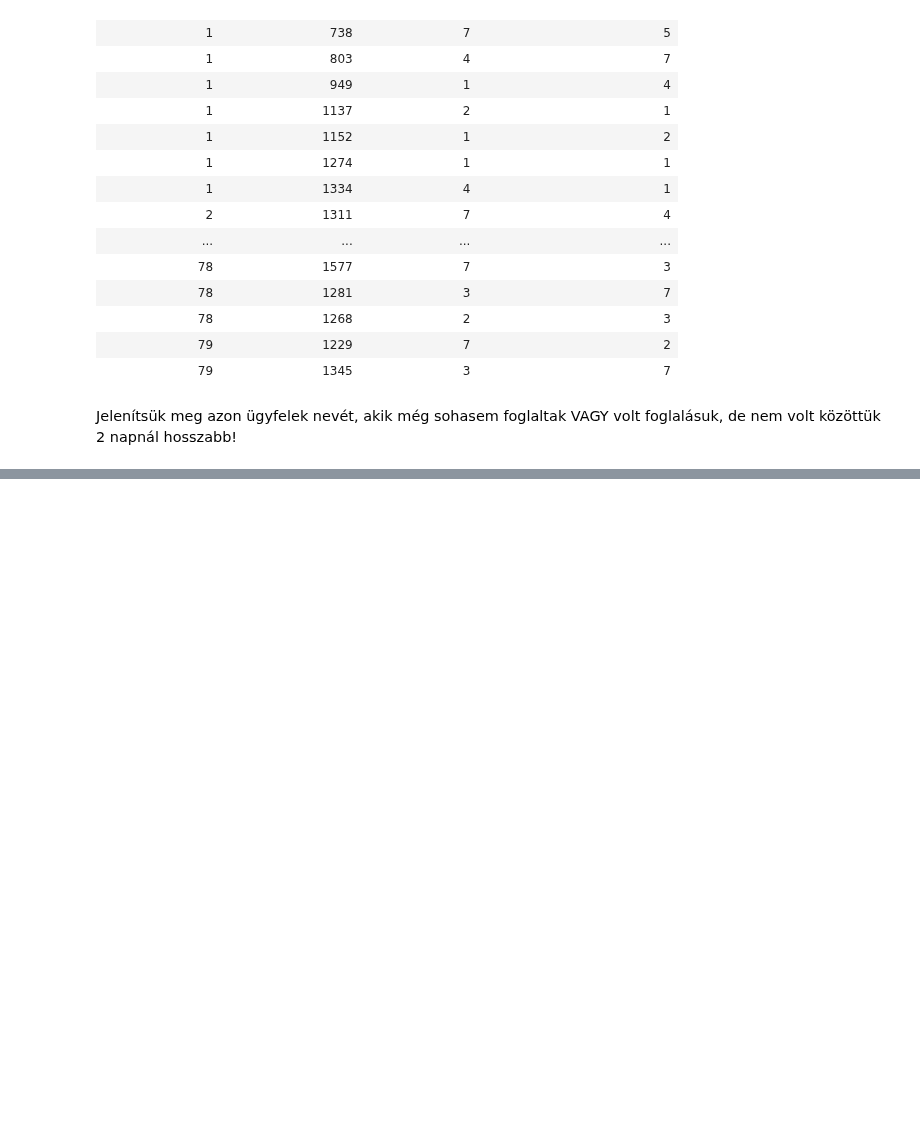
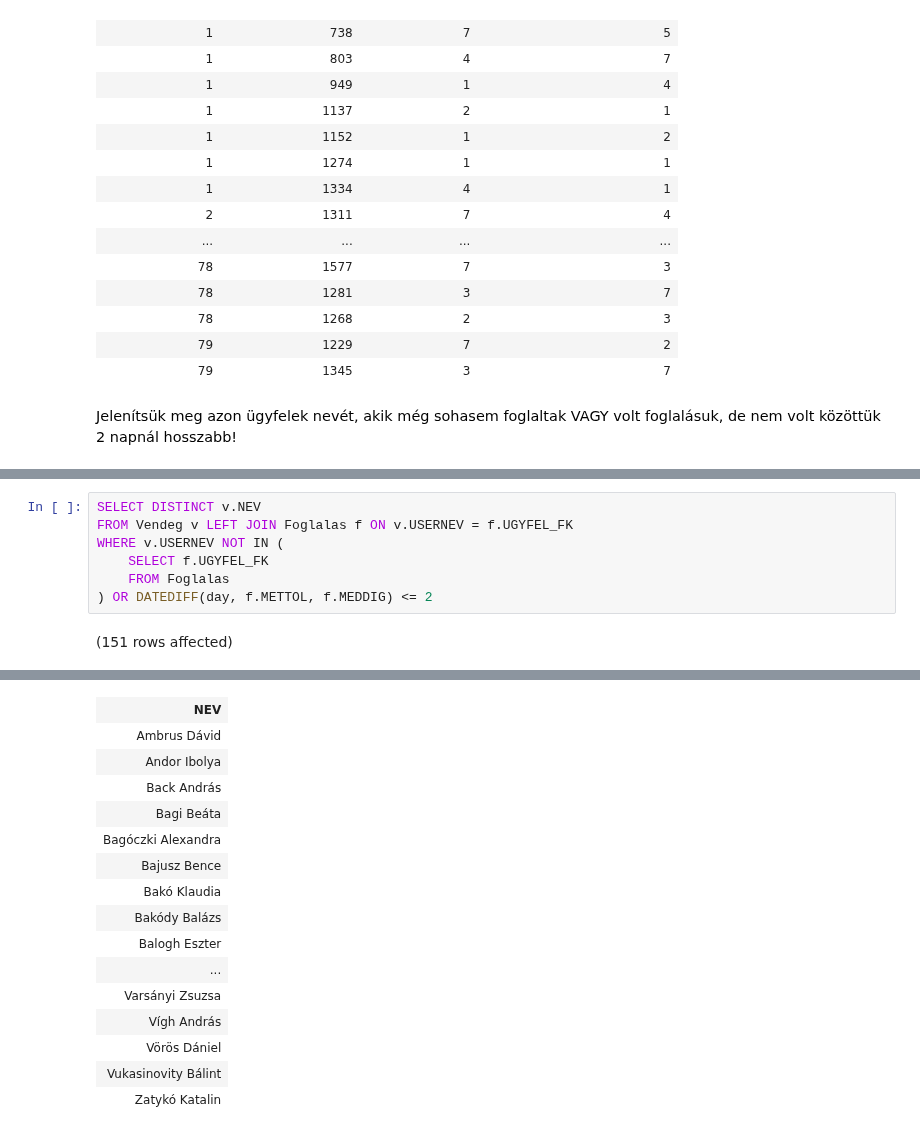
Before and after one commit to vrekaa121/adatbazis, a Jupyter notebook: zh2.ipynb, the cells around one changed output, grey strips where cells are left out. Drawn from its saved outputs; the diff is of its cells as text; blank space fills up the shorter version.

```diff
--- a/zh2.ipynb
+++ b/zh2.ipynb
@@ -74,0 +98,9 @@ Total execution time: 00:00:00.031
+# %%
+SELECT DISTINCT v.NEV
+FROM Vendeg v LEFT JOIN Foglalas f ON v.USERNEV = f.UGYFEL_FK
+WHERE v.USERNEV NOT IN (
+    SELECT f.UGYFEL_FK
+    FROM Foglalas
+) OR DATEDIFF(day, f.METTOL, f.MEDDIG) <= 2
+# %% [output]
+(151 rows affected)
@@ -74,0 +108,16 @@ Total execution time: 00:00:00.031
+| NEV |
+| Ambrus Dávid |
+| Andor Ibolya |
+| Back András |
+| Bagi Beáta |
+| Bagóczki Alexandra |
+| Bajusz Bence |
+| Bakó Klaudia |
+| Bakódy Balázs |
+| Balogh Eszter |
+| ... |
+| Varsányi Zsuzsa |
+| Vígh András |
+| Vörös Dániel |
+| Vukasinovity Bálint |
+| Zatykó Katalin |
```
Also changed, not shown: parts of 2 cells of this notebook.
